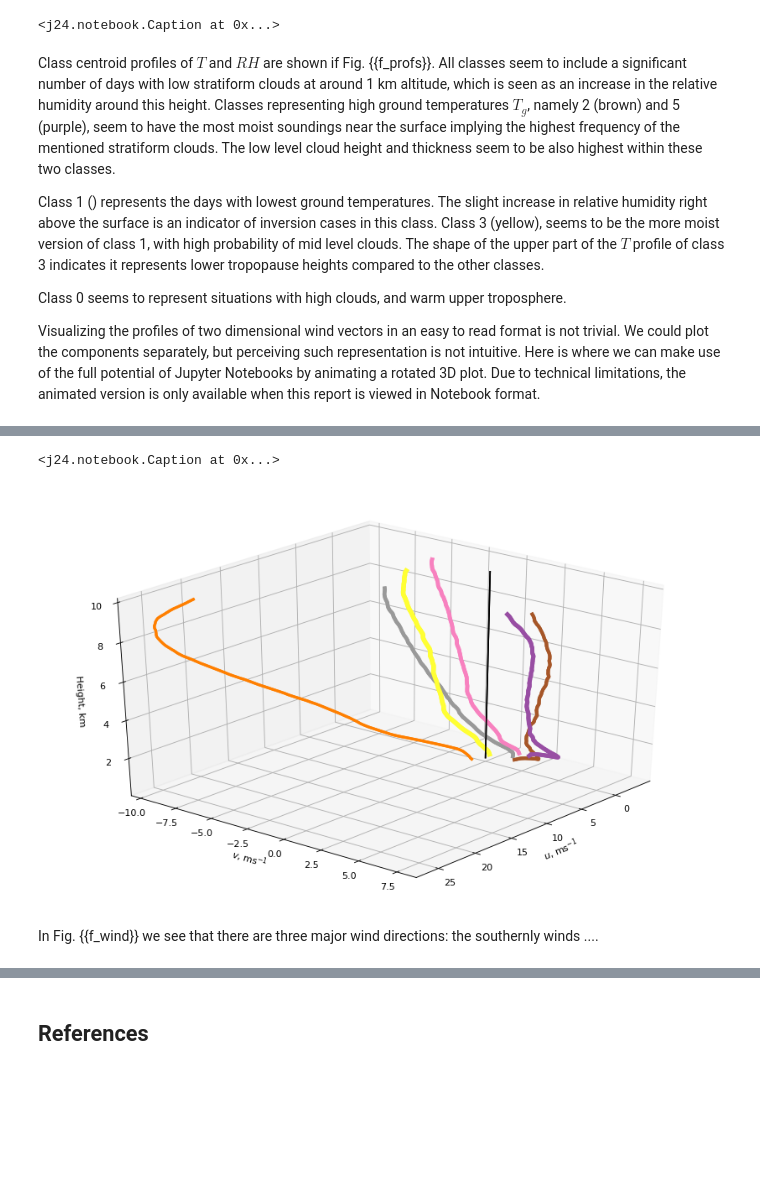
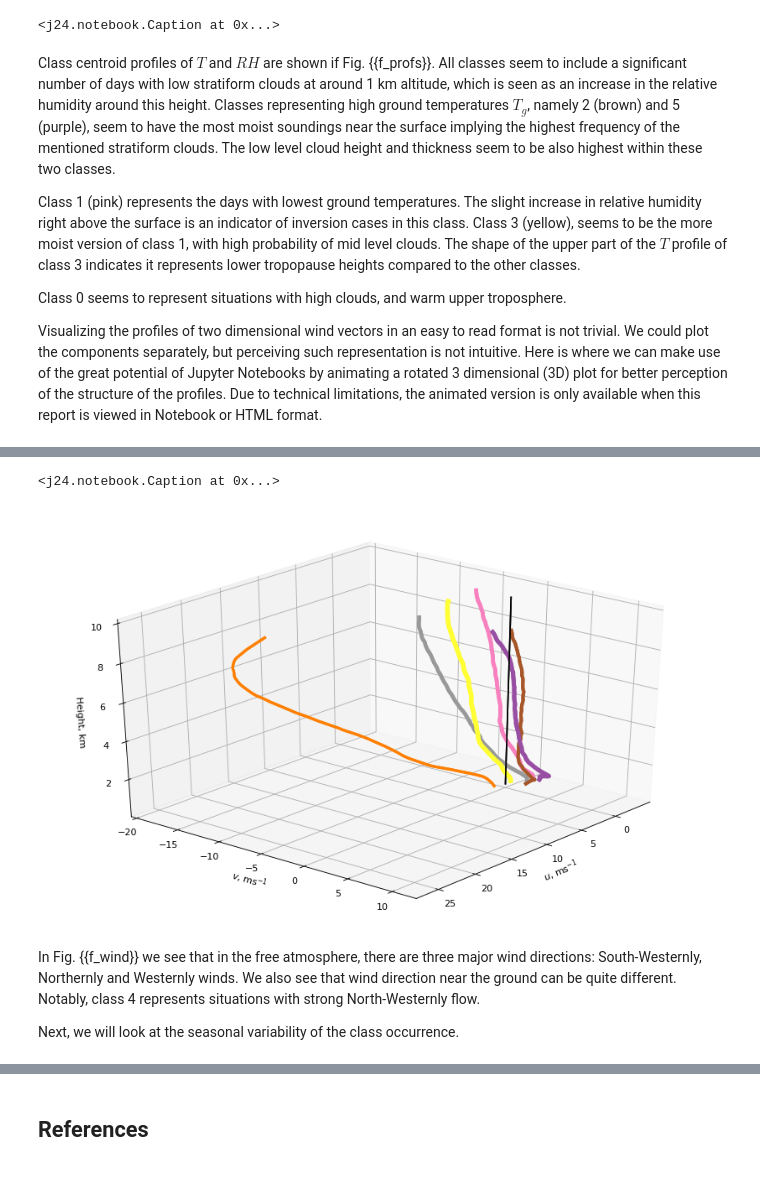
Before and after one commit to juhi24/negi, a Jupyter notebook: report.ipynb, the cells around one changed output, grey strips where cells are left out. Saved outputs shown, nothing was run; the diff lists cells and outputs as text; code cells hidden in the pictures; blank space fills up the shorter version.

Commit message:
report ready

```diff
--- a/report.ipynb
+++ b/report.ipynb
@@ -179,38 +186,44 @@ show(fig_profs, caption=capt)
 # %% [markdown]
 Class centroid profiles of $T$ and $\mathit{RH}$ are shown if Fig. {{f_profs}}. All classes seem to include a significant number of days with low stratiform clouds at around 1 km altitude, which is seen as an increase in the relative humidity around this height. Classes representing high ground temperatures $T_g$, namely 2 (brown) and 5 (purple), seem to have the most moist soundings near the surface implying the highest frequency of the mentioned stratiform clouds. The low level cloud height and thickness seem to be also highest within these two classes.
 
-Class 1 () represents the days with lowest ground temperatures. The slight increase in relative humidity right above the surface is an indicator of inversion cases in this class. Class 3 (yellow), seems to be the more moist version of class 1, with high probability of mid level clouds. The shape of the upper part of the $T$ profile of class 3 indicates it represents lower tropopause heights compared to the other classes.
+Class 1 (pink) represents the days with lowest ground temperatures. The slight increase in relative humidity right above the surface is an indicator of inversion cases in this class. Class 3 (yellow), seems to be the more moist version of class 1, with high probability of mid level clouds. The shape of the upper part of the $T$ profile of class 3 indicates it represents lower tropopause heights compared to the other classes.
 
 Class 0 seems to represent situations with high clouds, and warm upper troposphere.
 
-Visualizing the profiles of two dimensional wind vectors in an easy to read format is not trivial. We could plot the components separately, but perceiving such representation is not intuitive. Here is where we can make use of the full potential of Jupyter Notebooks by animating a rotated 3D plot. Due to technical limitations, the animated version is only available when this report is viewed in Notebook format.
+Visualizing the profiles of two dimensional wind vectors in an easy to read format is not trivial. We could plot the components separately, but perceiving such representation is not intuitive. Here is where we can make use of the great potential of Jupyter Notebooks by animating a rotated 3 dimensional (3D) plot for better perception of the structure of the profiles. Due to technical limitations, the animated version is only available when this report is viewed in Notebook or HTML format.
 # %%
 # Make animated 3D plot of cluster centroid wind profiles.
 fig_wind = plt.figure(f_wind, dpi=80)
 ax_wind = Axes3D(fig_wind)
+ax_wind.set_ylim3d(-20, 12)
+#ax_wind.set_aspect('equal')
 #show(fig_wind, caption='Wind profiles of the class centroids.')
 angles = np.linspace(0,360,81) # A list of 80 unique angles
 # viewing angles to make the plot gently rotate back and forth
 views = np.sin(np.deg2rad(angles))*15 + 40
 
 def init():
     """Initialize the view."""
     cl.plot_w_centroids(cw, linewidths=linewidths, ax=ax_wind)
     return fig_wind,
 
 def animate(i):
     """Animating the view."""
     ax_wind.view_init(elev=30, azim=i)
     return fig_wind,
 
 # Create animation object.
 anim = animation.FuncAnimation(fig_wind, animate, init_func=init, frames=views, interval=200, blit=True)
-capt = 'Figure {}: Class centroid wind profiles.'.format(f_wind)
-display(HTML(anim.to_html5_video()), Caption(capt)) # Display as html5 video.
+capt = '''Figure {}: Class centroid wind profiles
+for classes 0 (gray), 1 (pink), 2 (brown), 3 (yellow), 4 (orange) and 5 (purple).
+Line widths are proportional to the number of soundings in each class.'''
+display(HTML(anim.to_html5_video()), Caption(capt.format(f_wind))) # Display as html5 video.
 # %% [output]
 [interactive output not drawn]
 <j24.notebook.Caption at 0x...>
-[figure, old version]
+[figure, new version]
-# %% [markdown]
-In Fig. {{f_wind}} we see that there are three major wind directions: the southernly winds ....
+# %% [markdown]
+In Fig. {{f_wind}} we see that in the free atmosphere, there are three major wind directions: South-Westernly, Northernly and Westernly winds. We also see that wind direction near the ground can be quite different. Notably, class 4 represents situations with strong North-Westernly flow.
+
+Next, we will look at the seasonal variability of the class occurrence.
 # %%
```
Also changed, not shown: parts of 15 cells of this notebook, 1 other file.
